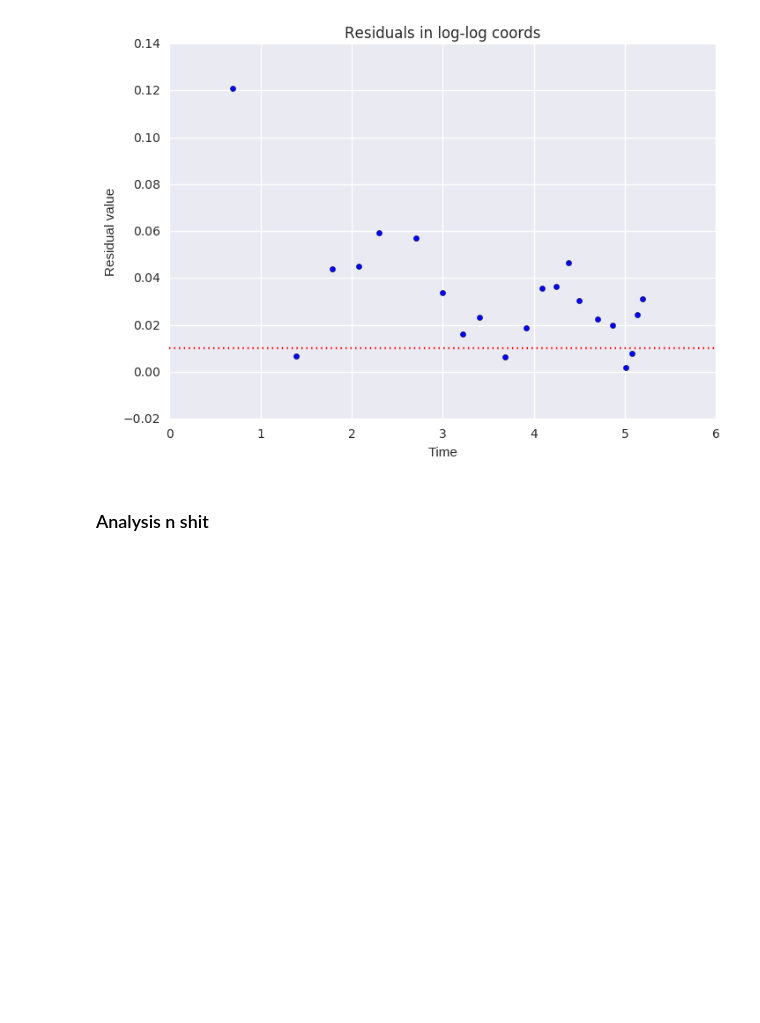
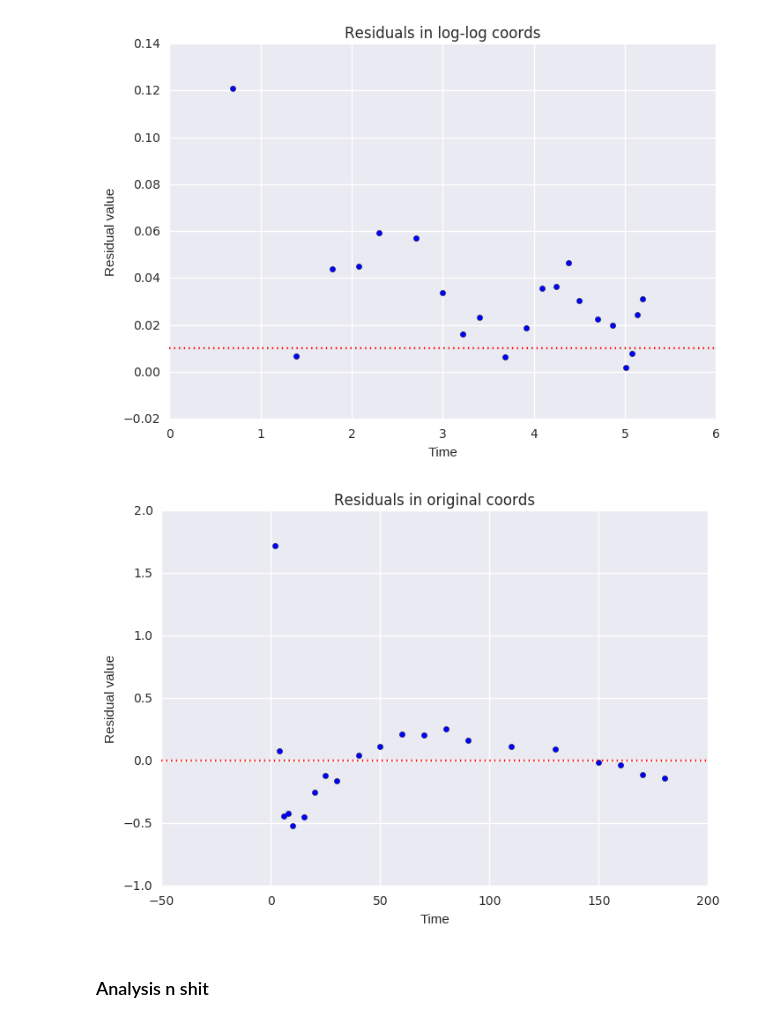
Before and after one commit to Salil999/applied_machine_learning, a Jupyter notebook: hw4/hw4.ipynb, the cells around one changed output. Cells and saved outputs as stored; diff of their text form; code cells hidden in the pictures; blank space fills up the shorter version.

Commit message:
Re-ran residuals

```diff
--- a/hw4/hw4.ipynb
+++ b/hw4/hw4.ipynb
@@ -66,14 +66,16 @@ plt.show()
 [figure]
 # %%
 plt.figure()
-plt.xscale('linear')
-plt.yscale('linear')
+#plt.xscale('linear')
+#plt.yscale('linear')
 plt.axhline(y=0, color='r', linestyle='dotted')
-plt.scatter(logx, logy - (lslope*logx + lintercept)) # Residual = Observed (y) - Expected (regression)
+plt.scatter(x, y - np.exp(lslope*logx + lintercept)) # Residual = Observed (y) - Expected (regression)
 plt.title('Residuals in original coords')
 plt.xlabel('Time')
 plt.ylabel('Residual value')
 plt.show()
+# %% [output]
+[figure, added]
 # %% [markdown]
 ### Analysis n shit
 # %% [markdown]
```
